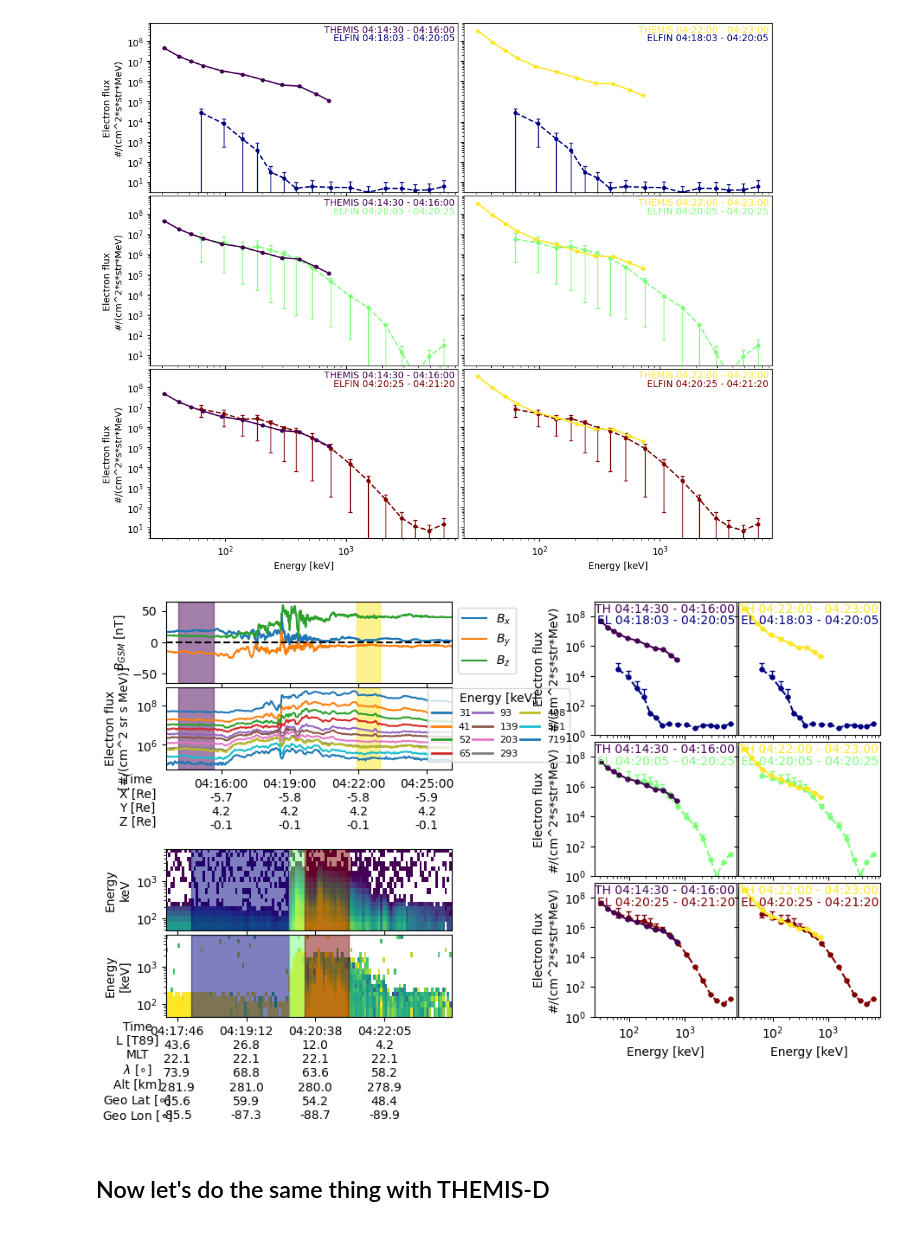
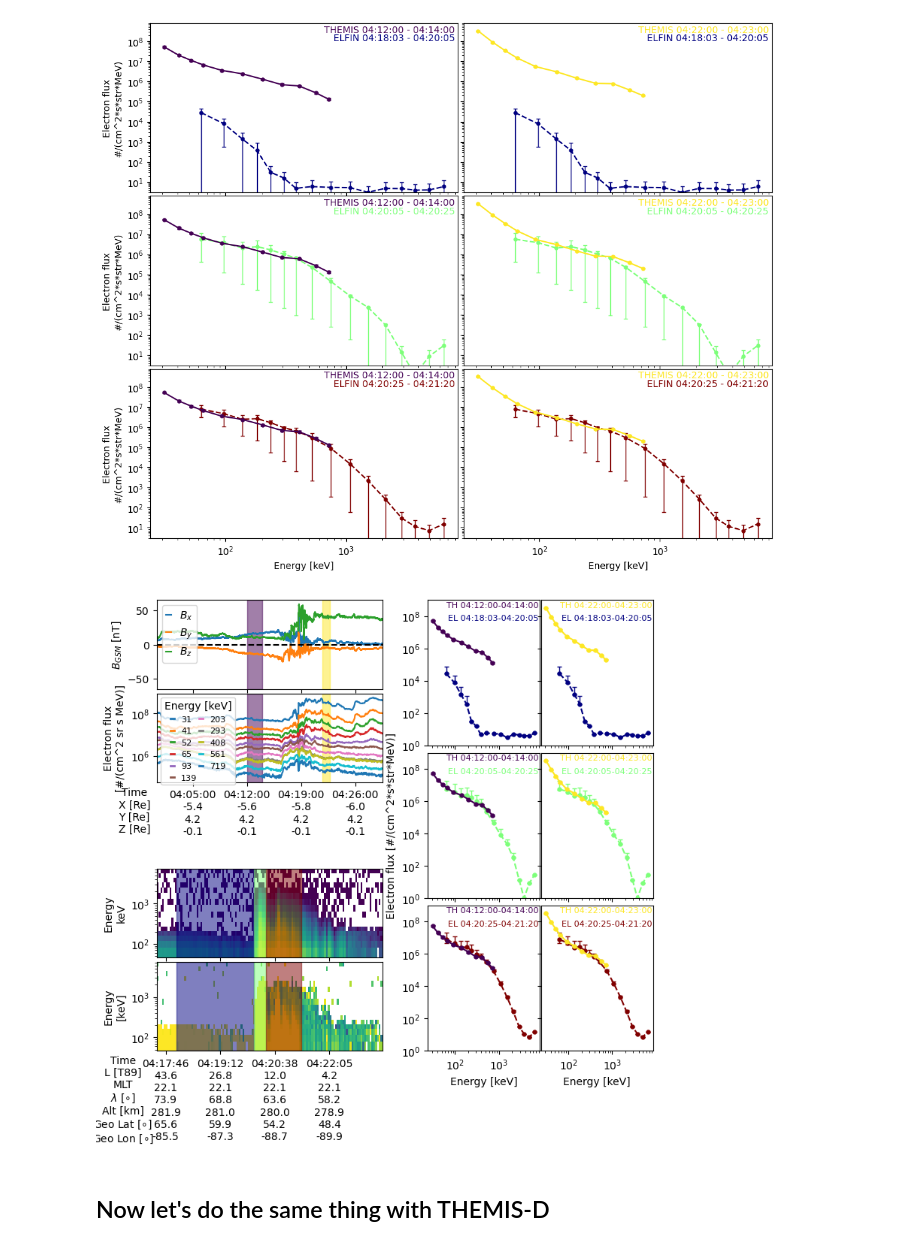
Before and after one commit to mshumko/elfinasi, a Jupyter notebook: src/20240904_substorm_study/misc/themis_elfin_spectra.ipynb, the cells around one changed output. Cells and saved outputs as stored; diff of their text form; code cells hidden in the pictures.

Commit message:
Updated the spectra comparison plot.

```diff
--- a/src/20240904_substorm_study/misc/themis_elfin_spectra.ipynb
+++ b/src/20240904_substorm_study/misc/themis_elfin_spectra.ipynb
@@ -30,13 +30,13 @@ R_E = 6378.137  # km
 # %% [markdown]
 ## Load and analyze THEMIS probe spectra
 # %%
-time_range = ('2022-09-04T04:14', '2022-09-04T04:26')
+time_range = ('2022-09-04T04:00', '2022-09-04T04:30')
 _time_range = [dateutil.parser.parse(t_i) for t_i in time_range]
 coordinates = 'gsm'
 themis_probe = 'a'
 
 themisa_spectra_time_ranges = (
-    [datetime(2022, 9, 4, 4, 14, 30), datetime(2022, 9, 4, 4, 16, 0)],
+    [datetime(2022, 9, 4, 4, 12, 0), datetime(2022, 9, 4, 4, 14, 0)],
     [datetime(2022, 9, 4, 4, 22, 0), datetime(2022, 9, 4, 4, 23, 0)],
 )
 themisd_spectra_time_ranges = (
@@ -361,10 +361,10 @@ plt.subplots_adjust(wspace=0.02, hspace=0.02)
 # %% [output]
 [figure]
 # %%
-spec_fig = plt.figure(figsize=(15, 8))
-gs = spec_fig.add_gridspec(4, len(themisa_spectra_time_ranges)+2, hspace=1.8, right=0.95, left=0.4, wspace=2)
+spec_fig = plt.figure(figsize=(12, 10))
+gs = spec_fig.add_gridspec(4, len(themisa_spectra_time_ranges)+2, hspace=1.8, right=0.95, left=0.4, wspace=0.5)
 themis_gs = gs[:2, :2].subgridspec(2, 1, wspace=0.05, hspace=0.05)
-elfin_gs = gs[2:4, :2].subgridspec(2,1 , wspace=0.01, hspace=0.05)
+elfin_gs = gs[2:4, :2].subgridspec(2, 1, wspace=0.01, hspace=0.05)
 spec_grid = gs[:, 2:].subgridspec(len(elfin_spectra_time_ranges), len(themisa_spectra_time_ranges), wspace=0.01, hspace=0.05)
 
 ax = [None]*4
@@ -388,7 +388,7 @@ for row in range(len(elfin_spectra_time_ranges)):
 
 # PLOT THEMIS
 _lines = ax[0].plot(pyspedas.time_datetime(fgm_xr.times), fgm_xr.y)
-ax[0].legend(iter(_lines), [f'$B_{{{i}}}$' for i in ['x', 'y', 'z']], loc='upper left', bbox_to_anchor=(1., 1))
+ax[0].legend(iter(_lines), [f'$B_{{{i}}}$' for i in ['x', 'y', 'z']], loc='upper left', bbox_to_anchor=(0, 1), handlelength=0.5)
 ax[0].axhline(0, c='k', ls='--')
 ax[0].set(
     ylim=(-1.1*np.max(fgm_xr.y), 1.1*np.max(fgm_xr.y)),
@@ -404,7 +404,10 @@ for valid_e_channel in valid_sst_channels:
         label=int(sst_xr.v[0, valid_e_channel]/1000)
         )
 ax[1].set(yscale='log', ylabel='Electron flux\n[#/(cm^2 sr s MeV)]')
-_legend = ax[1].legend(fontsize=8, ncols=3, title='Energy [keV]', loc='upper left', bbox_to_anchor=(0.9, 1.05), columnspacing=0.2)
+_legend = ax[1].legend(
+    fontsize=8, ncols=2, title='Energy [keV]', loc='upper left', bbox_to_anchor=(0, 1), columnspacing=0.2,
+    handlelength=0.5
+    )
 for _obj in _legend.legendHandles:
     _obj.set_linewidth(2)
 manylabels.ManyLabels(ax[1], state_df)
@@ -421,45 +424,45 @@ pad_obj.plot_blc_dlc_ratio(ax[3], labels=True, cmap='viridis', vmin=1E-2, vmax=1
 pad_obj.plot_position(ax[3])
 ax[2].tick_params('x', labelbottom=False)
 ax[3].xaxis.set_major_locator(plt.MaxNLocator(5))
-ax[3].xaxis.set_label_coords(-0.1, -0.007*7)
+ax[3].xaxis.set_label_coords(-0.15, -0.007*7)
 ax[3].xaxis.label.set_size(10)
 
 for elfin_spectra_time_range, color in zip(elfin_spectra_time_ranges, elfin_colors):
     for ax_i in ax[2:4]:
         ax_i.axvspan(*elfin_spectra_time_range, color=color, alpha=0.5)
 
 # Plot the spectra matrix
 for i, (bx_row, elfin_color) in enumerate(zip(bx, elfin_colors)):
     for j, (bx_col, themis_color) in enumerate(zip(bx_row, themis_colors)):
         bx_col.errorbar(pad_obj.energy, elfin_spectra_mean[i, :], color=elfin_color, yerr=elfin_spectra_iqr[i, :], capsize=2,
             markersize=7, elinewidth=1, marker='.', ls='--')
         bx_col.errorbar(
             sst_xr.v[0, valid_sst_channels]/1E3,
             themis_spectra_mean[j, :],
             color=themis_color,
             yerr=np.abs(themis_spectra_mean[j, :] - themis_spectra_iqr[j, ...]),
             capsize=2,
             markersize=7,
             elinewidth=1,
             marker='.',
             ls='-'
             )
         bx_col.set(yscale='log', xscale='log')
         bx_col.text(
             0.99, 0.99,
-            f'TH {themisa_spectra_time_ranges[j][0]:%H:%M:%S} - {themisa_spectra_time_ranges[j][1]:%H:%M:%S}',
-            va='top', ha='right', transform=bx_col.transAxes, color=themis_color)
+            f'TH {themisa_spectra_time_ranges[j][0]:%H:%M:%S}-{themisa_spectra_time_ranges[j][1]:%H:%M:%S}',
+            va='top', ha='right', transform=bx_col.transAxes, color=themis_color, size=8)
         bx_col.text(
             0.99, 0.9,
-            f'EL {elfin_spectra_time_ranges[i][0]:%H:%M:%S} - {elfin_spectra_time_ranges[i][1]:%H:%M:%S}',
-            va='top', ha='right', transform=bx_col.transAxes, color=elfin_color)
+            f'EL {elfin_spectra_time_ranges[i][0]:%H:%M:%S}-{elfin_spectra_time_ranges[i][1]:%H:%M:%S}',
+            va='top', ha='right', transform=bx_col.transAxes, color=elfin_color, size=8)
 for bx_col in bx[-1, :]:
     bx_col.set_xlabel('Energy [keV]')
-for bx_col in bx[:, 0]:
-    bx_col.set_ylabel(f'Electron flux\n{pad_obj._flux_units}')
+# for bx_col in bx[:, 0]:
+bx[1, 0].set_ylabel(f'Electron flux [{pad_obj._flux_units}]')
 bx[0,0].set_ylim(1E0, 1E9);
 # %% [output]
-[figure, old version]
+[figure, new version]
 # %% [markdown]
 ## Now let's do the same thing with THEMIS-D
 # %%
```
Also changed, not shown: parts of 5 cells of this notebook.
